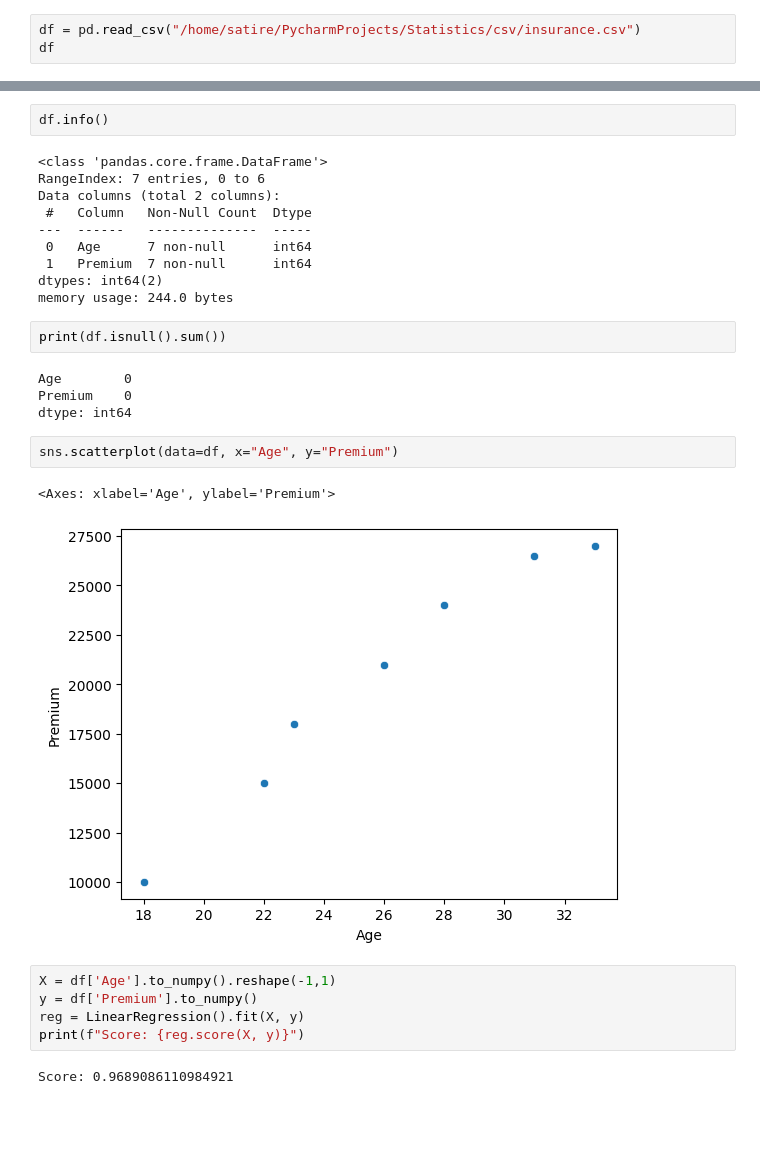
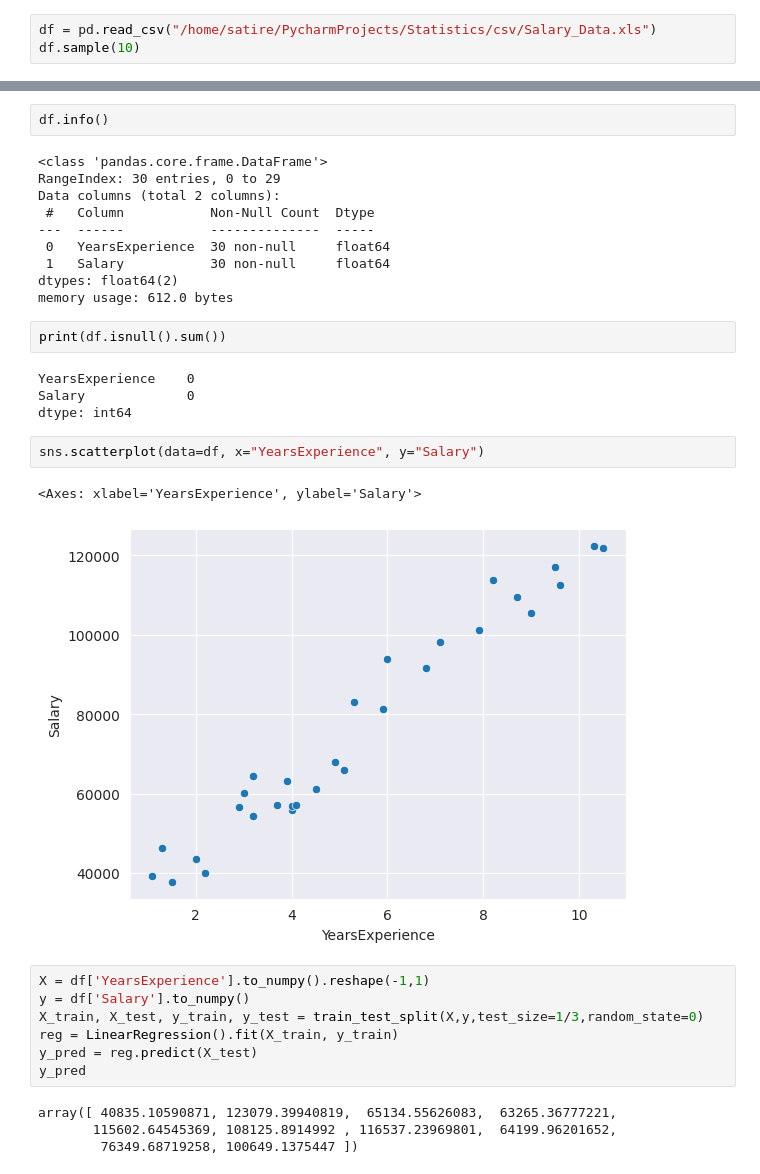
Before and after one commit to lucaspinheiro27/Statistics, a Jupyter notebook: Jupyter_notebooks/insurance.ipynb, the cells around one changed output, grey strips where cells are left out. Cells and saved outputs as stored; diff of their text form; blank space fills up the shorter version.

```diff
--- a/Jupyter_notebooks/insurance.ipynb
+++ b/Jupyter_notebooks/insurance.ipynb
@@ -7,4 +11,4 @@ import matplotlib.pyplot as plt
 # %%
-df = pd.read_csv("/home/satire/PycharmProjects/Statistics/csv/insurance.csv")
-df
+df = pd.read_csv("/home/satire/PycharmProjects/Statistics/csv/Salary_Data.xls")
+df.sample(10)
 # %% [output]
@@ -20,29 +27,33 @@ df
 df.info()
 # %% [output]
 <class 'pandas.core.frame.DataFrame'>
-RangeIndex: 7 entries, 0 to 6
+RangeIndex: 30 entries, 0 to 29
 Data columns (total 2 columns):
- #   Column   Non-Null Count  Dtype
----  ------   --------------  -----
- 0   Age      7 non-null      int64
- 1   Premium  7 non-null      int64
-dtypes: int64(2)
-memory usage: 244.0 bytes
+ #   Column           Non-Null Count  Dtype
+---  ------           --------------  -----
+ 0   YearsExperience  30 non-null     float64
+ 1   Salary           30 non-null     float64
+dtypes: float64(2)
+memory usage: 612.0 bytes
 # %%
 print(df.isnull().sum())
 # %% [output]
-Age        0
-Premium    0
+YearsExperience    0
+Salary             0
 dtype: int64
 # %%
-sns.scatterplot(data=df, x="Age", y="Premium")
+sns.scatterplot(data=df, x="YearsExperience", y="Salary")
 # %% [output]
-<Axes: xlabel='Age', ylabel='Premium'>
+<Axes: xlabel='YearsExperience', ylabel='Salary'>
-[figure, old version]
+[figure, new version]
 # %%
-X = df['Age'].to_numpy().reshape(-1,1)
-y = df['Premium'].to_numpy()
-reg = LinearRegression().fit(X, y)
-print(f"Score: {reg.score(X, y)}")
+X = df['YearsExperience'].to_numpy().reshape(-1,1)
+y = df['Salary'].to_numpy()
+X_train, X_test, y_train, y_test = train_test_split(X,y,test_size=1/3,random_state=0)
+reg = LinearRegression().fit(X_train, y_train)
+y_pred = reg.predict(X_test)
+y_pred
 # %% [output]
-Score: 0.9689086110984921
+array([ 40835.10590871, 123079.39940819,  65134.55626083,  63265.36777221,
+       115602.64545369, 108125.8914992 , 116537.23969801,  64199.96201652,
+        76349.68719258, 100649.1375447 ])
```
Also changed, not shown: parts of 12 cells of this notebook.
